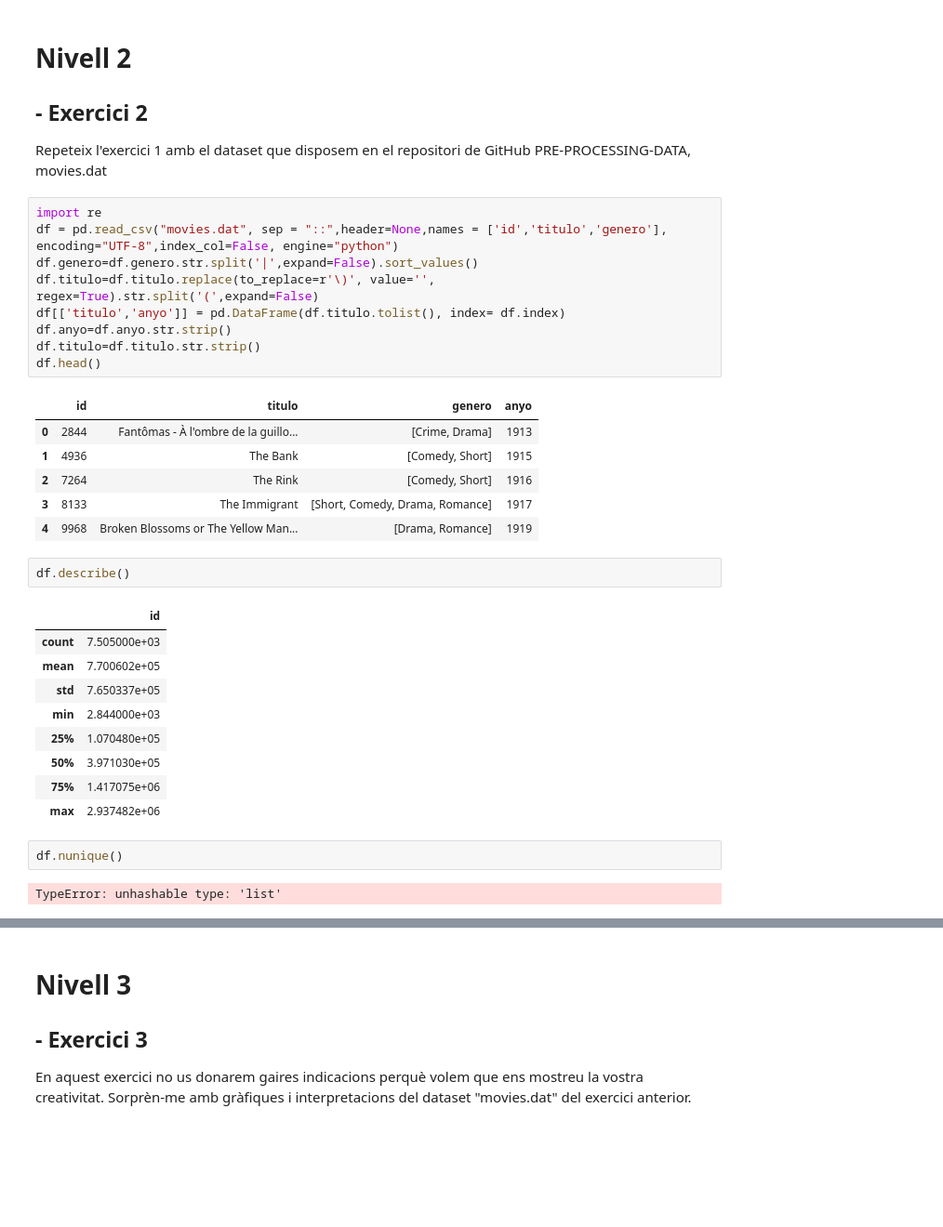
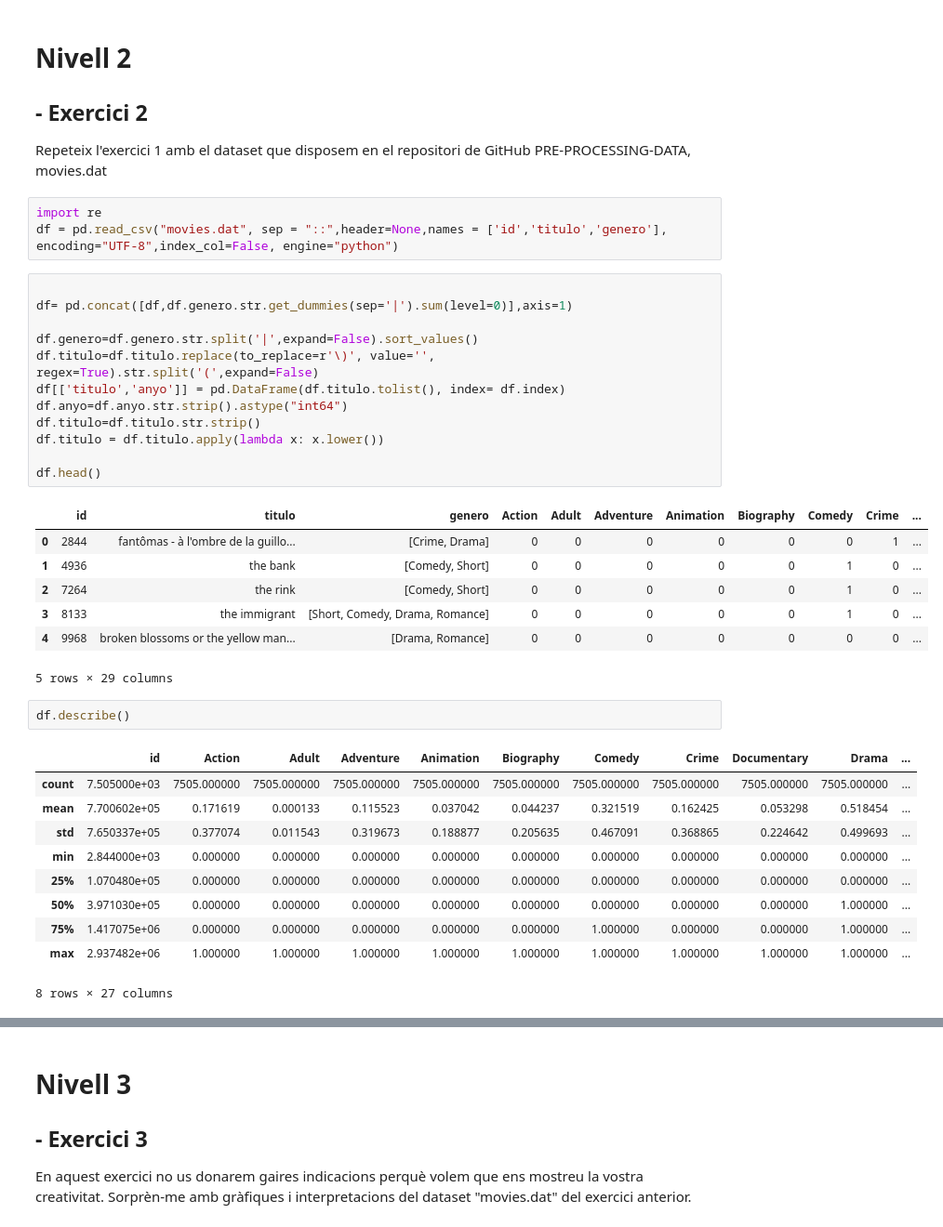
Before and after one commit to mmarcrr/Visualitzacio-grafica-de-Multiples-variables, a Jupyter notebook: S04T02.ipynb, the cells around one changed output, grey strips where cells are left out. Shown: that part at 93% size. Saved outputs shown, nothing was run; the diff lists cells and outputs as text; blank space fills up the shorter version.

```diff
--- a/S04T02.ipynb
+++ b/S04T02.ipynb
@@ -225,35 +223,39 @@ viendo la relacion entre el tamaño y la factura, parece que los tamaños más p
 # Nivell 2
 ## - Exercici 2
 Repeteix l'exercici 1 amb el dataset que disposem en el repositori de GitHub PRE-PROCESSING-DATA, movies.dat
+# %%
+import re
+df = pd.read_csv("movies.dat", sep = "::",header=None,names = ['id','titulo','genero'], encoding="UTF-8",index_col=False, engine="python")
 # %%
-import re
-df = pd.read_csv("movies.dat", sep = "::",header=None,names = ['id','titulo','genero'], encoding="UTF-8",index_col=False, engine="python")
+
+df= pd.concat([df,df.genero.str.get_dummies(sep='|').sum(level=0)],axis=1)
+
 df.genero=df.genero.str.split('|',expand=False).sort_values()
 df.titulo=df.titulo.replace(to_replace=r'\)', value='', regex=True).str.split('(',expand=False)
 df[['titulo','anyo']] = pd.DataFrame(df.titulo.tolist(), index= df.index)
-df.anyo=df.anyo.str.strip()
+df.anyo=df.anyo.str.strip().astype("int64")
 df.titulo=df.titulo.str.strip()
+df.titulo = df.titulo.apply(lambda x: x.lower())
+
 df.head()
 # %% [output]
-|  | id | titulo | genero | anyo |
-| 0 | 2844 | Fantômas - À l'ombre de la guillo... | [Crime, Drama] | 1913 |
-| 1 | 4936 | The Bank | [Comedy, Short] | 1915 |
-| 2 | 7264 | The Rink | [Comedy, Short] | 1916 |
-| 3 | 8133 | The Immigrant | [Short, Comedy, Drama, Romance] | 1917 |
-| 4 | 9968 | Broken Blossoms or The Yellow Man... | [Drama, Romance] | 1919 |
+|  | id | titulo | genero | Action | Adult | Adventure | Animation | Biography | Comedy | Crime | ... |
+| 0 | 2844 | fantômas - à l'ombre de la guillo... | [Crime, Drama] | 0 | 0 | 0 | 0 | 0 | 0 | 1 | ... |
+| 1 | 4936 | the bank | [Comedy, Short] | 0 | 0 | 0 | 0 | 0 | 1 | 0 | ... |
+| 2 | 7264 | the rink | [Comedy, Short] | 0 | 0 | 0 | 0 | 0 | 1 | 0 | ... |
+| 3 | 8133 | the immigrant | [Short, Comedy, Drama, Romance] | 0 | 0 | 0 | 0 | 0 | 1 | 0 | ... |
+| 4 | 9968 | broken blossoms or the yellow man... | [Drama, Romance] | 0 | 0 | 0 | 0 | 0 | 0 | 0 | ... |
+5 rows × 29 columns
 # %%
 df.describe()
 # %% [output]
-|  | id |
-| count | 7.505000e+03 |
-| mean | 7.700602e+05 |
-| std | 7.650337e+05 |
-| min | 2.844000e+03 |
-| 25% | 1.070480e+05 |
-| 50% | 3.971030e+05 |
-| 75% | 1.417075e+06 |
-| max | 2.937482e+06 |
+|  | id | Action | Adult | Adventure | Animation | Biography | Comedy | Crime | Documentary | Drama | ... |
+| count | 7.505000e+03 | 7505.000000 | 7505.000000 | 7505.000000 | 7505.000000 | 7505.000000 | 7505.000000 | 7505.000000 | 7505.000000 | 7505.000000 | ... |
+| mean | 7.700602e+05 | 0.171619 | 0.000133 | 0.115523 | 0.037042 | 0.044237 | 0.321519 | 0.162425 | 0.053298 | 0.518454 | ... |
+| std | 7.650337e+05 | 0.377074 | 0.011543 | 0.319673 | 0.188877 | 0.205635 | 0.467091 | 0.368865 | 0.224642 | 0.499693 | ... |
+| min | 2.844000e+03 | 0.000000 | 0.000000 | 0.000000 | 0.000000 | 0.000000 | 0.000000 | 0.000000 | 0.000000 | 0.000000 | ... |
+| 25% | 1.070480e+05 | 0.000000 | 0.000000 | 0.000000 | 0.000000 | 0.000000 | 0.000000 | 0.000000 | 0.000000 | 0.000000 | ... |
+| 50% | 3.971030e+05 | 0.000000 | 0.000000 | 0.000000 | 0.000000 | 0.000000 | 0.000000 | 0.000000 | 0.000000 | 1.000000 | ... |
+| 75% | 1.417075e+06 | 0.000000 | 0.000000 | 0.000000 | 0.000000 | 0.000000 | 1.000000 | 0.000000 | 0.000000 | 1.000000 | ... |
+| max | 2.937482e+06 | 1.000000 | 1.000000 | 1.000000 | 1.000000 | 1.000000 | 1.000000 | 1.000000 | 1.000000 | 1.000000 | ... |
+8 rows × 27 columns
-# %%
-df.nunique()
-# %% [output]
-TypeError: unhashable type: 'list'
```
Also changed, not shown: parts of 19 cells of this notebook.
